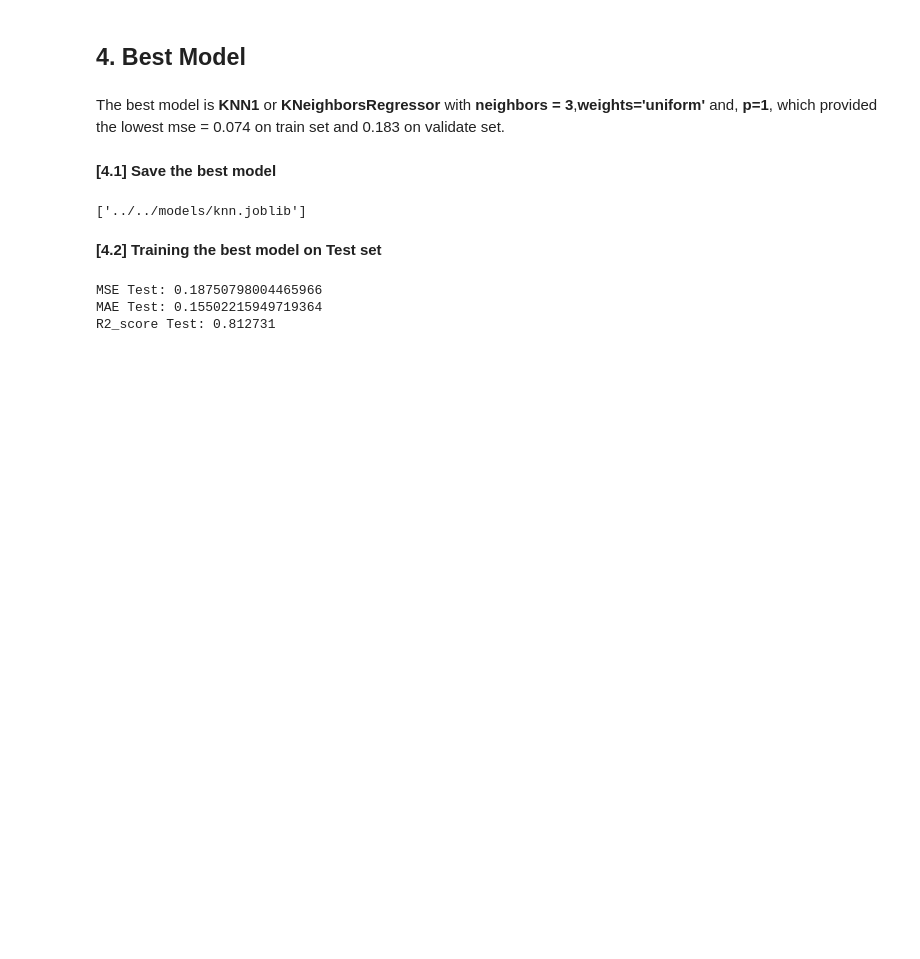
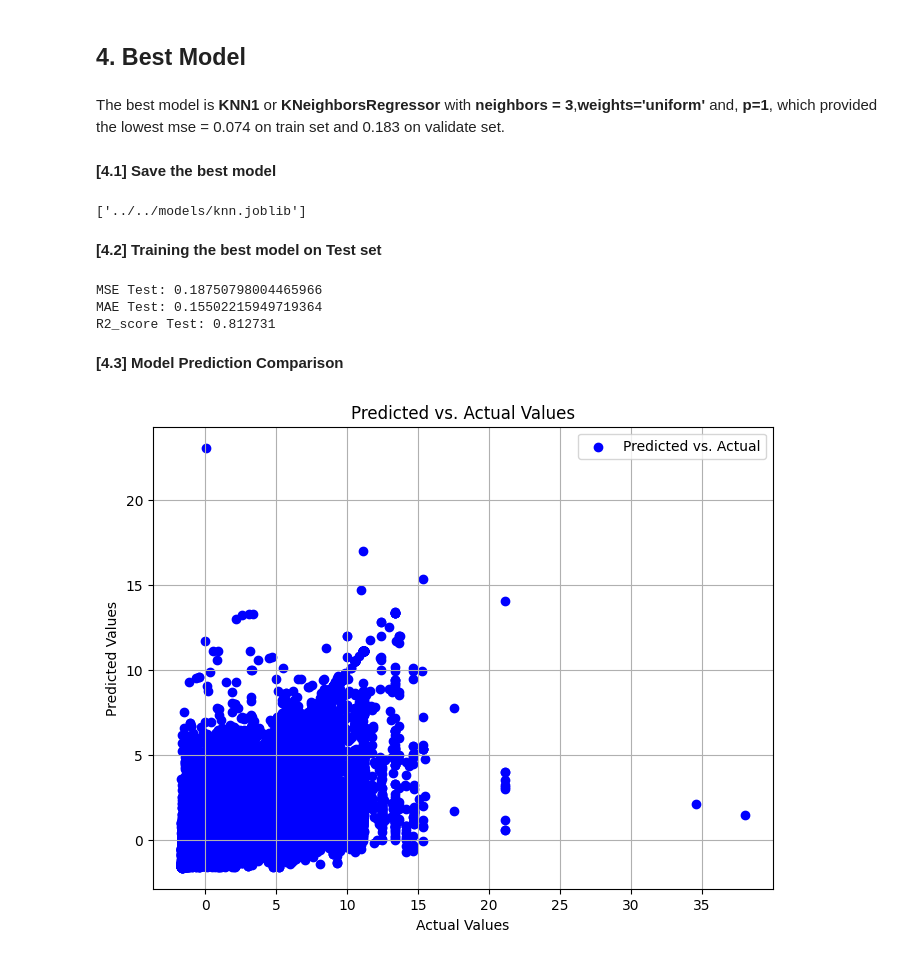
Before and after one commit to wongwara/flight-streamlit-at3, a Jupyter notebook: flight-prediction/notebooks/PM_notebooks/model_regression-2.ipynb, the cells around one changed output. Cells and saved outputs as stored; diff of their text form; code cells hidden in the pictures; blank space fills up the shorter version.

Commit message:
add comparison graph knn

```diff
--- a/flight-prediction/notebooks/PM_notebooks/model_regression-2.ipynb
+++ b/flight-prediction/notebooks/PM_notebooks/model_regression-2.ipynb
@@ -371,3 +371,19 @@ print_regressor_scores(y_pred_test,y_test,set_name='Test')
 MSE Test: 0.18750798004465966
 MAE Test: 0.15502215949719364
 R2_score Test: 0.812731
+# %% [markdown]
+**[4.3] Model Prediction Comparison**
+# %%
+import matplotlib.pyplot as plt
+
+# Create a scatter plot for comparison
+plt.figure(figsize=(8, 6))
+plt.scatter(y_test, y_pred_test, c='blue', label='Predicted vs. Actual')
+plt.xlabel('Actual Values')
+plt.ylabel('Predicted Values')
+plt.title('Predicted vs. Actual Values')
+plt.legend()
+plt.grid()
+plt.show()
+# %% [output]
+[figure, added]
```
